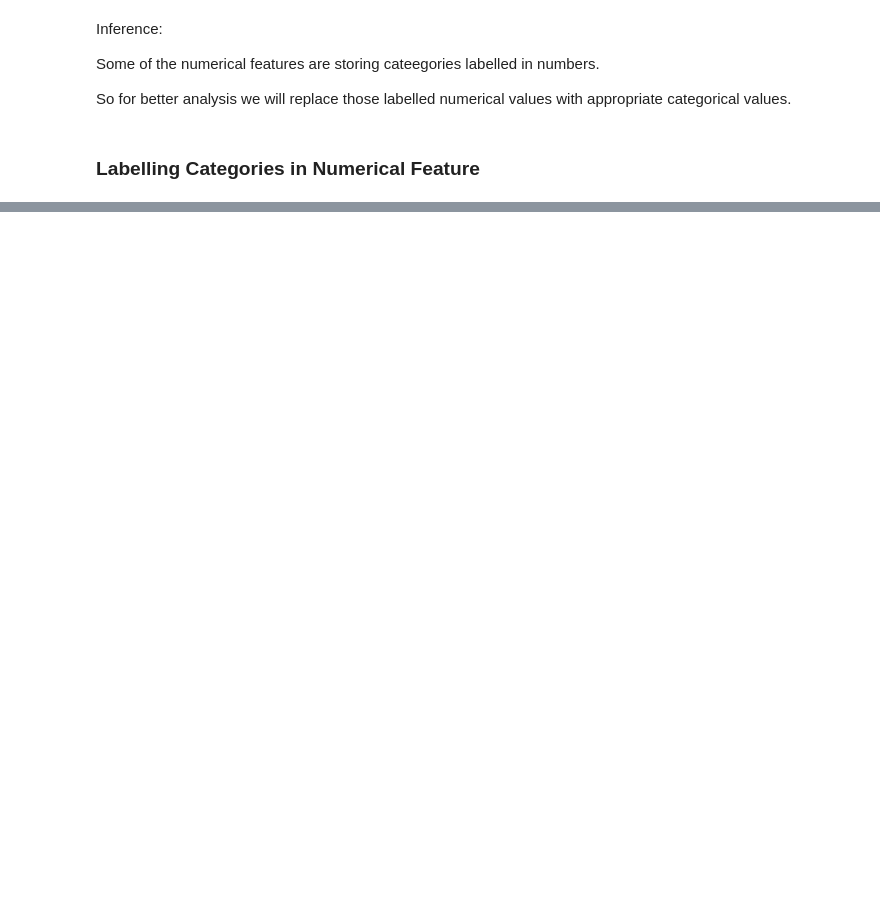
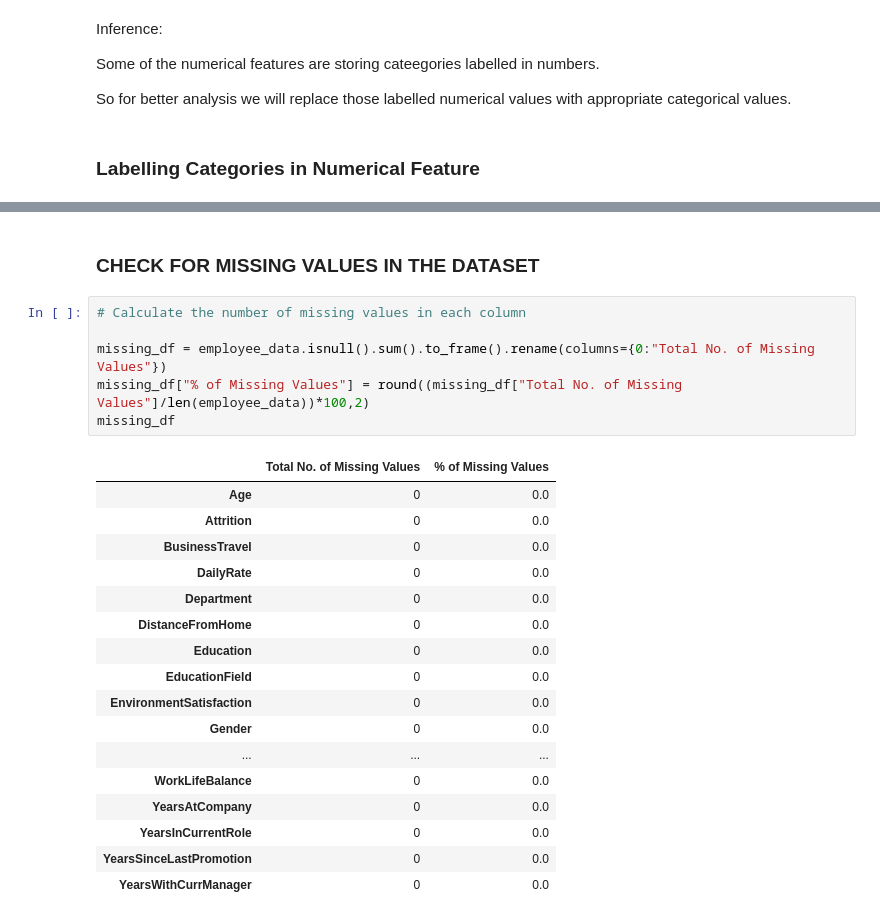
Before and after one commit to Sakshi-Dhakad14/HR-Analytics-Employee-Performance-, a Jupyter notebook: CODE/01_Data_Preparation.ipynb, the cells around one changed output, grey strips where cells are left out. Cells and saved outputs as stored; diff of their text form; blank space fills up the shorter version.

```diff
--- a/CODE/01_Data_Preparation.ipynb
+++ b/CODE/01_Data_Preparation.ipynb
@@ -112,0 +147,26 @@ So for better analysis we will replace those labelled numerical values with appr
+# %% [markdown]
+### CHECK FOR MISSING VALUES IN THE DATASET
+# %%
+# Calculate the number of missing values in each column
+
+missing_df = employee_data.isnull().sum().to_frame().rename(columns={0:"Total No. of Missing Values"})
+missing_df["% of Missing Values"] = round((missing_df["Total No. of Missing Values"]/len(employee_data))*100,2)
+missing_df
+# %% [output]
+|  | Total No. of Missing Values | % of Missing Values |
+| Age | 0 | 0.0 |
+| Attrition | 0 | 0.0 |
+| BusinessTravel | 0 | 0.0 |
+| DailyRate | 0 | 0.0 |
+| Department | 0 | 0.0 |
+| DistanceFromHome | 0 | 0.0 |
+| Education | 0 | 0.0 |
+| EducationField | 0 | 0.0 |
+| EnvironmentSatisfaction | 0 | 0.0 |
+| Gender | 0 | 0.0 |
+| ... | ... | ... |
+| WorkLifeBalance | 0 | 0.0 |
+| YearsAtCompany | 0 | 0.0 |
+| YearsInCurrentRole | 0 | 0.0 |
+| YearsSinceLastPromotion | 0 | 0.0 |
+| YearsWithCurrManager | 0 | 0.0 |
```
Also changed, not shown: parts of 32 cells of this notebook, 24 other files.
